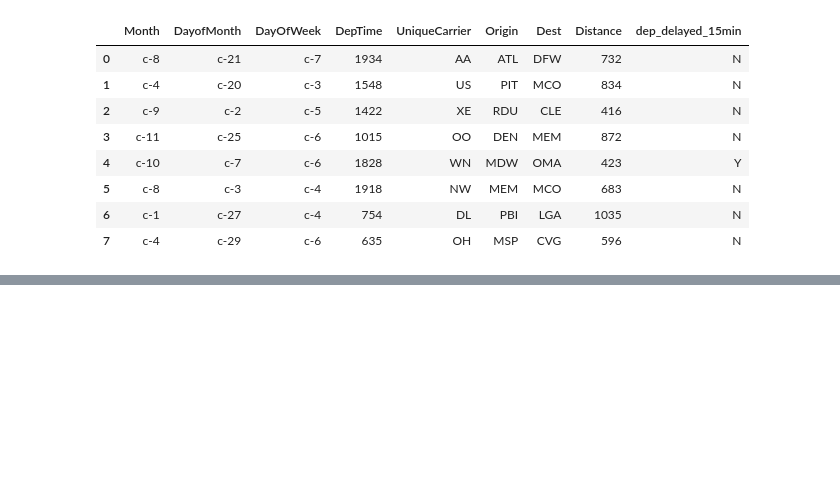
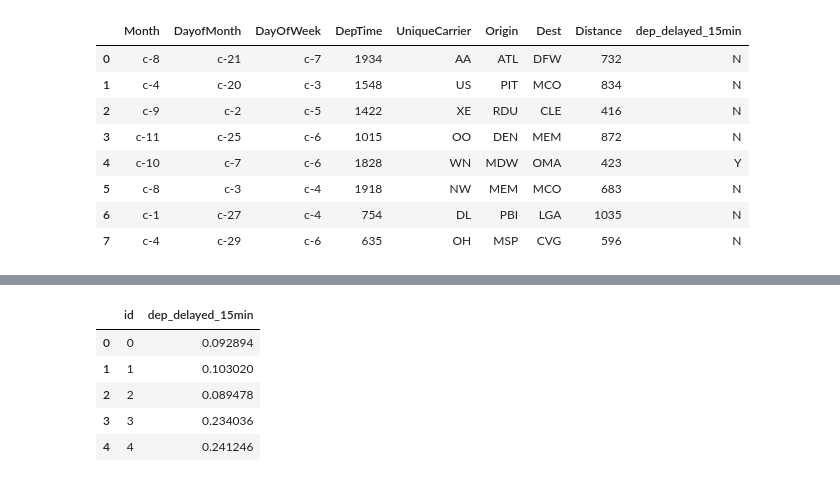
Before and after one commit to Stas0809/flight-delays, a Jupyter notebook: notebookc1297dedcb.ipynb, the cells around one changed output, grey strips where cells are left out. Drawn from its saved outputs; the diff is of its cells as text; code cells hidden in the pictures; blank space fills up the shorter version.

Commit message:
Kaggle Notebook | notebookc1297dedcb | Version 3

```diff
--- a/notebookc1297dedcb.ipynb
+++ b/notebookc1297dedcb.ipynb
@@ -90,0 +107,14 @@ print('Сохранено:', train_fe.shape)
+# %%
+NUM_FEATURES = ['Month', 'DayofMonth', 'DayOfWeek', 'DepHour', 'Distance', 'IsWeekend']
+CAT_FEATURES = ['UniqueCarrier', 'Origin', 'Dest']
+# One-Hot кодирование (общий набор столбцов для train и test)
+ohe = OneHotEncoder(handle_unknown='ignore', sparse_output=True)
+ohe.fit(pd.concat([train_fe[CAT_FEATURES], test_fe[CAT_FEATURES]]))
+X = hstack([train_fe[NUM_FEATURES].values, ohe.transform(train_fe[CAT_FEATURES])]).tocsr()
+y = train_fe['target'].values
+X_tr, X_val, y_tr, y_val = train_test_split(
+ X, y, test_size=0.2, random_state=42, stratify=y)
+model = LogisticRegression(max_iter=1000)
+model.fit(X_tr, y_tr)
+val_pred = model.predict_proba(X_val)[:, 1]
+print('Validation ROC AUC:', round(roc_auc_score(y_val, val_pred), 4))
@@ -90,0 +130,14 @@ print('Сохранено:', train_fe.shape)
+# %%
+X_test = hstack([test_fe[NUM_FEATURES].values, ohe.transform(test_fe[CAT_FEATURES])]).tocsr()
+test_pred = model.predict_proba(X_test)[:, 1]
+submission = pd.read_csv('/kaggle/input/competitions/flight-delays-fall-2018/sample_submission.csv.zip')
+submission['dep_delayed_15min'] = test_pred
+submission.to_csv('/kaggle/working/submission.csv', index=False)
+submission.head()
+# %% [output]
+|  | id | dep_delayed_15min |
+| 0 | 0 | 0.092894 |
+| 1 | 1 | 0.103020 |
+| 2 | 2 | 0.089478 |
+| 3 | 3 | 0.234036 |
+| 4 | 4 | 0.241246 |
```
Also changed, not shown: parts of 4 cells of this notebook.
